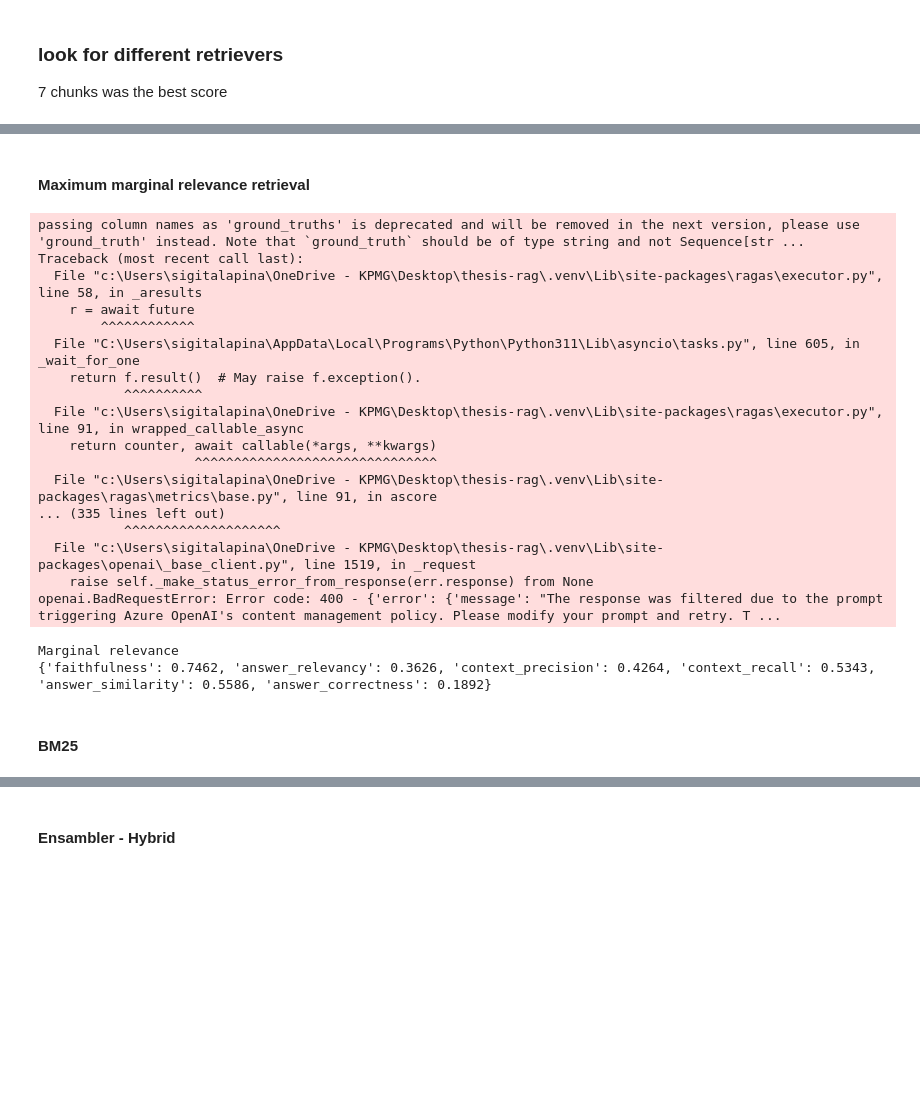
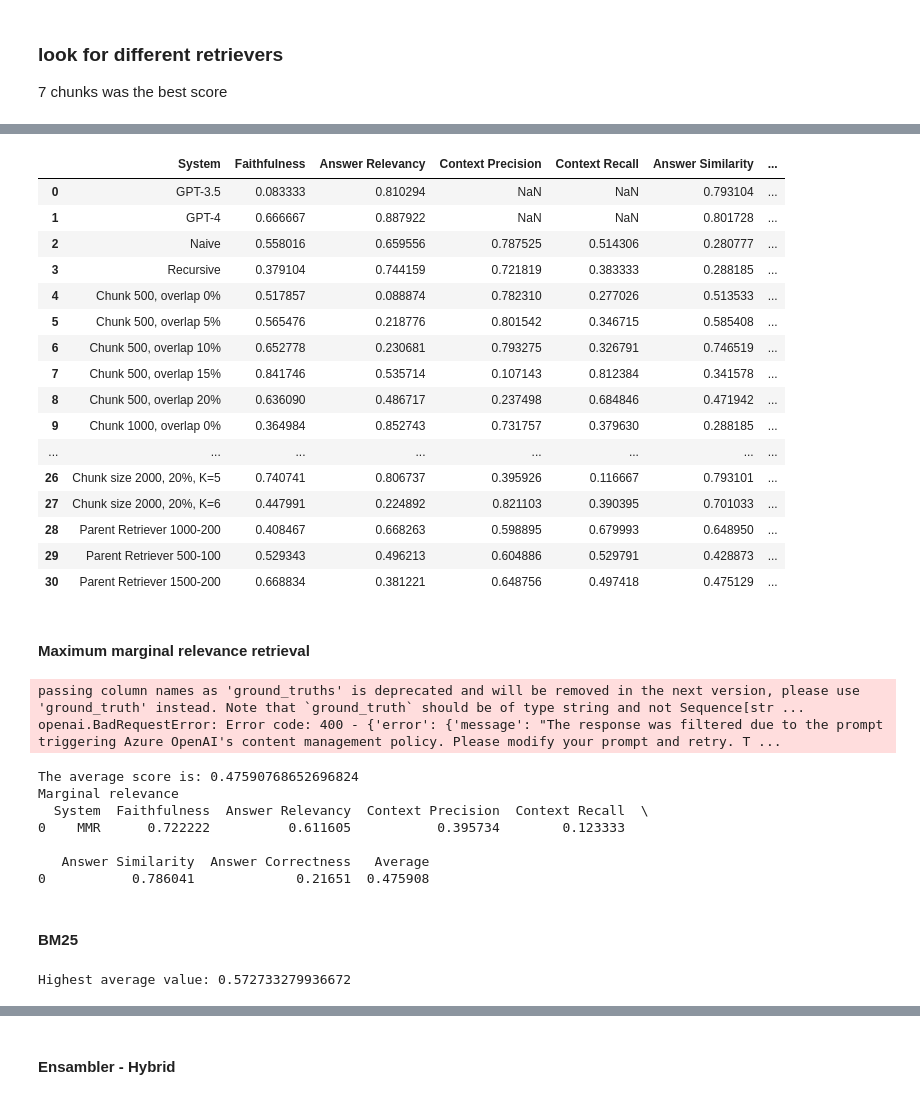
Before and after one commit to misslapina123/thesis-rag, a Jupyter notebook: q&a/q&a_ballad.ipynb, the cells around one changed output, grey strips where cells are left out. Cells and saved outputs as stored; diff of their text form; code cells hidden in the pictures; blank space fills up the shorter version.

```diff
--- a/q&a/q&a_ballad.ipynb
+++ b/q&a/q&a_ballad.ipynb
@@ -645,31 +829,54 @@ openai.BadRequestError: Error code: 400 - {'error': {'message': "The response wa
+# %%
+replacement_map = {
+    'Chunk size 1000, 0%, K=2': 'Chunk size 2000, 20%, K=2',
+'Chunk size 1000, 0%, K=3':'Chunk size 2000, 20%, K=3',
+     'Chunk size 1000, 0%, K=5':'Chunk size 2000, 20%, K=5',
+    'Chunk size 1000, 0%, K=6':'Chunk size 2000, 20%, K=6'
+}
+results_df['System'] = results_df['System'].replace(replacement_map)
+# %%
+results_df
+# %% [output]
+|  | System | Faithfulness | Answer Relevancy | Context Precision | Context Recall | Answer Similarity | ... |
+| 0 | GPT-3.5 | 0.083333 | 0.810294 | NaN | NaN | 0.793104 | ... |
+| 1 | GPT-4 | 0.666667 | 0.887922 | NaN | NaN | 0.801728 | ... |
+| 2 | Naive | 0.558016 | 0.659556 | 0.787525 | 0.514306 | 0.280777 | ... |
+| 3 | Recursive | 0.379104 | 0.744159 | 0.721819 | 0.383333 | 0.288185 | ... |
+| 4 | Chunk 500, overlap 0% | 0.517857 | 0.088874 | 0.782310 | 0.277026 | 0.513533 | ... |
+| 5 | Chunk 500, overlap 5% | 0.565476 | 0.218776 | 0.801542 | 0.346715 | 0.585408 | ... |
+| 6 | Chunk 500, overlap 10% | 0.652778 | 0.230681 | 0.793275 | 0.326791 | 0.746519 | ... |
+| 7 | Chunk 500, overlap 15% | 0.841746 | 0.535714 | 0.107143 | 0.812384 | 0.341578 | ... |
+| 8 | Chunk 500, overlap 20% | 0.636090 | 0.486717 | 0.237498 | 0.684846 | 0.471942 | ... |
+| 9 | Chunk 1000, overlap 0% | 0.364984 | 0.852743 | 0.731757 | 0.379630 | 0.288185 | ... |
+| ... | ... | ... | ... | ... | ... | ... | ... |
+| 26 | Chunk size 2000, 20%, K=5 | 0.740741 | 0.806737 | 0.395926 | 0.116667 | 0.793101 | ... |
+| 27 | Chunk size 2000, 20%, K=6 | 0.447991 | 0.224892 | 0.821103 | 0.390395 | 0.701033 | ... |
+| 28 | Parent Retriever 1000-200 | 0.408467 | 0.668263 | 0.598895 | 0.679993 | 0.648950 | ... |
+| 29 | Parent Retriever 500-100 | 0.529343 | 0.496213 | 0.604886 | 0.529791 | 0.428873 | ... |
+| 30 | Parent Retriever 1500-200 | 0.668834 | 0.381221 | 0.648756 | 0.497418 | 0.475129 | ... |
 # %% [markdown]
 #### Maximum marginal relevance retrieval
 # %%
-retriever_mmr = db_500.as_retriever(search_type="mmr",search_kwargs={"k": 7})
-result_mmr = change_chunk_size(retriever_mmr)
+retriever_mmr = db_k.as_retriever(search_type="mmr")
+result_mmr, results_df = run_and_evaluate(f"MMR", retriever_mmr, prompt, llm, results_df)
 print("Marginal relevance")
 print(result_mmr)
 # %% [output]
 passing column names as 'ground_truths' is deprecated and will be removed in the next version, please use 'ground_truth' instead. Note that `ground_truth` should be of type string and not Sequence[str ...
-Traceback (most recent call last):
-  File "c:\Users\sigitalapina\OneDrive - KPMG\Desktop\thesis-rag\.venv\Lib\site-packages\ragas\executor.py", line 58, in _aresults
-    r = await future
-        ^^^^^^^^^^^^
-  File "C:\Users\sigitalapina\AppData\Local\Programs\Python\Python311\Lib\asyncio\tasks.py", line 605, in _wait_for_one
-    return f.result()  # May raise f.exception().
-           ^^^^^^^^^^
-  File "c:\Users\sigitalapina\OneDrive - KPMG\Desktop\thesis-rag\.venv\Lib\site-packages\ragas\executor.py", line 91, in wrapped_callable_async
-    return counter, await callable(*args, **kwargs)
-                    ^^^^^^^^^^^^^^^^^^^^^^^^^^^^^^^
-  File "c:\Users\sigitalapina\OneDrive - KPMG\Desktop\thesis-rag\.venv\Lib\site-packages\ragas\metrics\base.py", line 91, in ascore
-... (335 lines left out)
-           ^^^^^^^^^^^^^^^^^^^^
-  File "c:\Users\sigitalapina\OneDrive - KPMG\Desktop\thesis-rag\.venv\Lib\site-packages\openai\_base_client.py", line 1519, in _request
-    raise self._make_status_error_from_response(err.response) from None
 openai.BadRequestError: Error code: 400 - {'error': {'message': "The response was filtered due to the prompt triggering Azure OpenAI's content management policy. Please modify your prompt and retry. T ...
+The average score is: 0.47590768652696824
 Marginal relevance
-{'faithfulness': 0.7462, 'answer_relevancy': 0.3626, 'context_precision': 0.4264, 'context_recall': 0.5343, 'answer_similarity': 0.5586, 'answer_correctness': 0.1892}
+  System  Faithfulness  Answer Relevancy  Context Precision  Context Recall  \
+0    MMR      0.722222          0.611605           0.395734        0.123333
+
+   Answer Similarity  Answer Correctness   Average
+0           0.786041             0.21651  0.475908
 # %% [markdown]
 #### BM25
+# %%
+highest_average = results_df["Average"].max()
+print("Highest average value:", highest_average)
+# %% [output]
+Highest average value: 0.572733279936672
 # %%
 from langchain.retrievers import BM25Retriever
```
Also changed, not shown: parts of 61 cells of this notebook, 5 other files.
